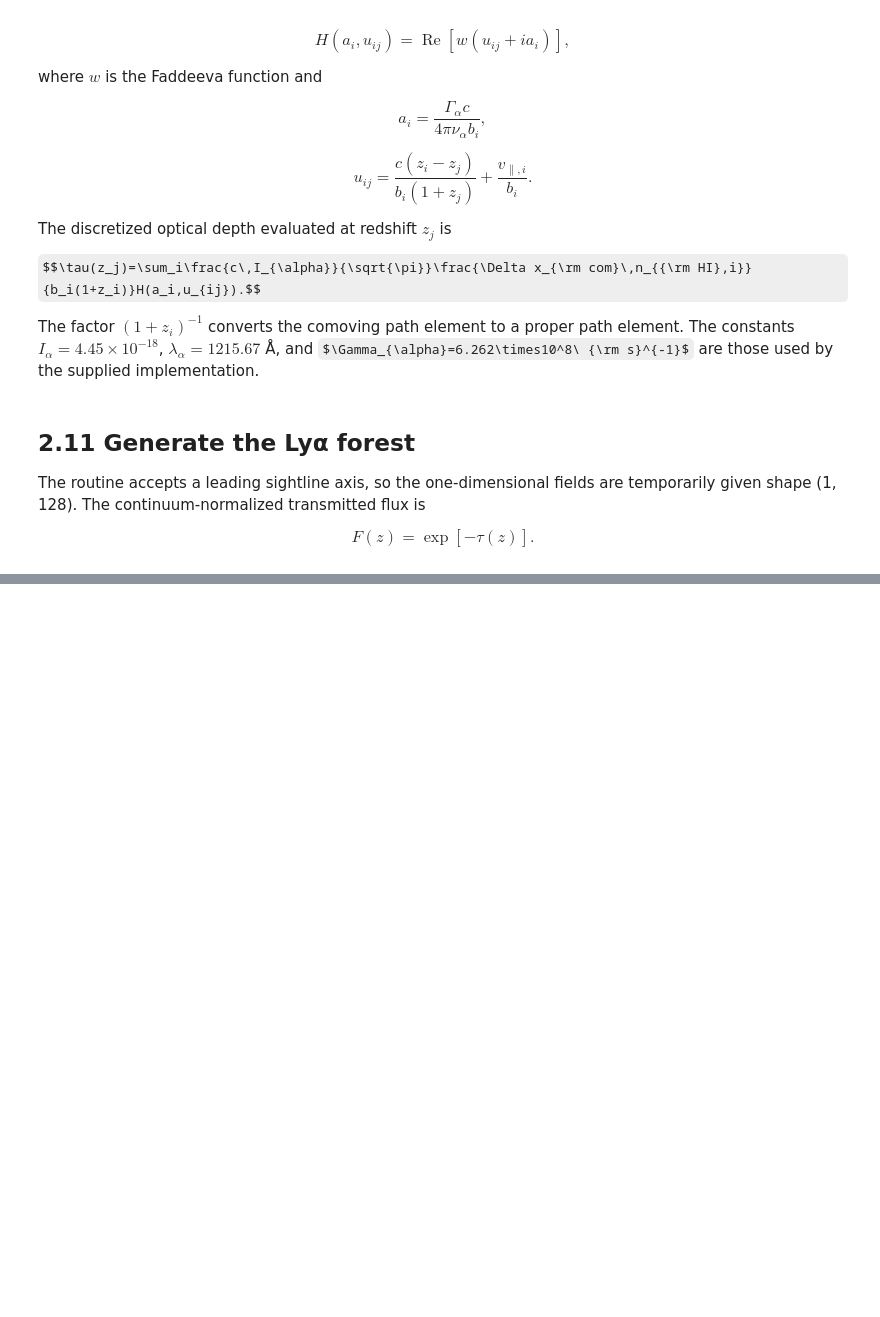
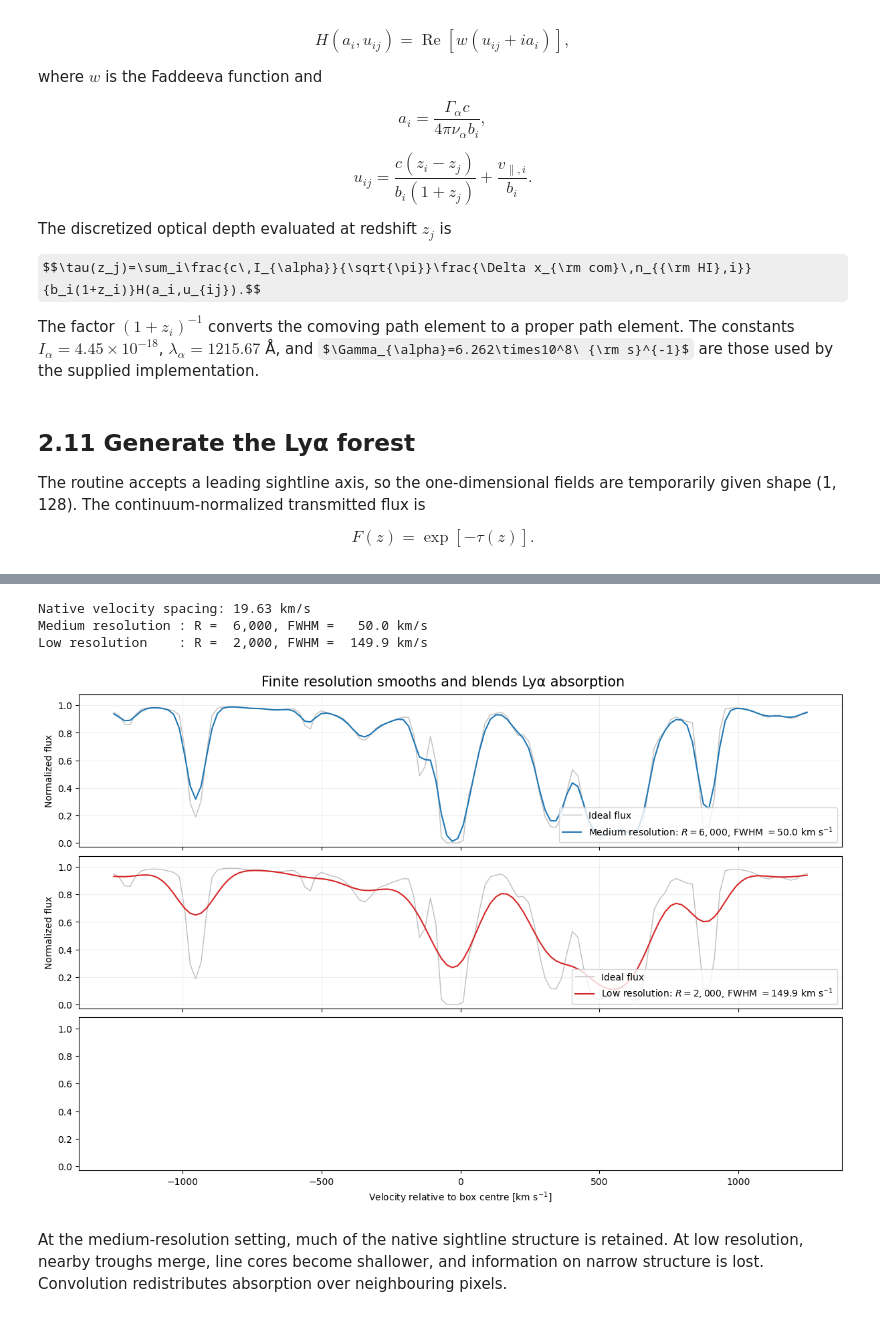
Before and after one commit to soumak-maitra/CC2-ML_for_Cosmological_Fields, a Jupyter notebook: Hands-On/CAMELS_visualization_and_Lya_forest.ipynb, the cells around one changed output, grey strips where cells are left out. Cells and saved outputs as stored; diff of their text form; code cells hidden in the pictures; some formulas as TeX source; blank space fills up the shorter version.

```diff
--- a/Hands-On/CAMELS_visualization_and_Lya_forest.ipynb
+++ b/Hands-On/CAMELS_visualization_and_Lya_forest.ipynb
@@ -651,0 +688,60 @@ To make another skewer, change seed, y_index, or z_index near the beginning and
+# %%
+velocity_native = c_kms * (z_eval - box_redshift) / (1.0 + box_redshift)
+ideal_flux_native = transmitted_flux.copy()
+
+def apply_gaussian_lsf(flux, velocity, resolving_power):
+    """Convolve continuum-normalized flux with a Gaussian instrumental LSF."""
+    fwhm_kms = c_kms / resolving_power
+    sigma_kms = fwhm_kms / (2.0 * np.sqrt(2.0 * np.log(2.0)))
+    pixel_width_kms = np.mean(np.diff(velocity))
+    sigma_pixels = sigma_kms / pixel_width_kms
+    return ndimage.gaussian_filter1d(flux, sigma_pixels, mode="nearest")
+
+resolutions = {
+    "Medium resolution": 6_000,
+    "Low resolution": 2_000,
+}
+
+resolution_fluxes = {
+    label: apply_gaussian_lsf(ideal_flux_native, velocity_native, R)
+    for label, R in resolutions.items()
+}
+
+print(f"Native velocity spacing: {np.mean(np.diff(velocity_native)):.2f} km/s")
+for label, R in resolutions.items():
+    print(f"{label:18s}: R = {R:6,d}, FWHM = {c_kms / R:6.1f} km/s")
+# %% [output]
+Native velocity spacing: 19.63 km/s
+Medium resolution : R =  6,000, FWHM =   50.0 km/s
+Low resolution    : R =  2,000, FWHM =  149.9 km/s
+# %%
+fig, axes = plt.subplots(3, 1, figsize=(12, 8), sharex=True, sharey=True, constrained_layout=True)
+colors = ["tab:blue", "tab:red"]
+
+for ax, (label, R), color in zip(axes, resolutions.items(), colors):
+    observed_flux = resolution_fluxes[label]
+    ax.plot(velocity_native, ideal_flux_native, color="0.75", lw=1.0, label="Ideal flux")
+    ax.plot(
+        velocity_native,
+        observed_flux,
+        color=color,
+        lw=1.5,
+        label=rf"{label}: $R={R:,}$, FWHM $={c_kms / R:.1f}$ km s$^{{-1}}$",
+    )
+    ax.set_ylabel("Normalized flux")
+    ax.set_ylim(-0.03, 1.08)
+    ax.grid(alpha=0.2)
+    ax.legend(loc="lower right")
+
+axes[-1].set_xlabel(r"Velocity relative to box centre [km s$^{-1}$]")
+fig.suptitle("Finite resolution smooths and blends Lyα absorption", fontsize=15)
+fig.savefig(
+    output_directory / f"CAMELS_Lya_instrument_resolution_seed_{seed}.png",
+    dpi=150,
+    bbox_inches="tight",
+)
+plt.show()
+# %% [output]
+[figure, added]
+# %% [markdown]
+At the medium-resolution setting, much of the native sightline structure is retained. At low resolution, nearby troughs merge, line cores become shallower, and information on narrow structure is lost. Convolution redistributes absorption over neighbouring pixels.
```
Also changed, not shown: parts of 23 cells of this notebook, 33 other files.
